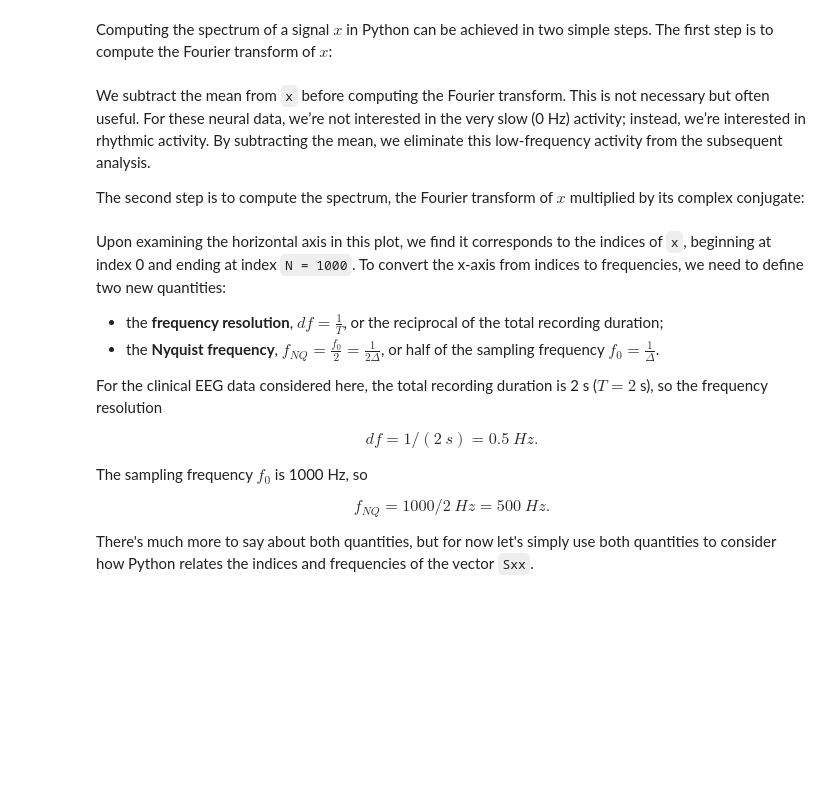
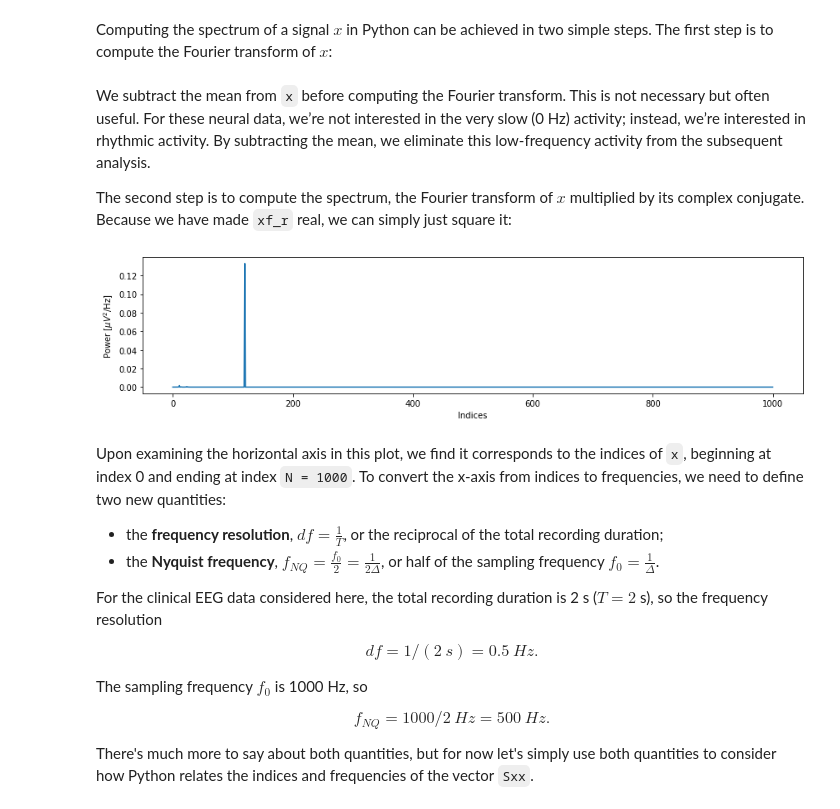
Before and after one commit to jaib1/Case-Studies-Python, a Jupyter notebook: content/03/the-power-spectrum-part-1.ipynb, the cells around one changed output. Cells and saved outputs as stored; diff of their text form; code cells hidden in the pictures; blank space fills up the shorter version.

```diff
--- a/content/03/the-power-spectrum-part-1.ipynb
+++ b/content/03/the-power-spectrum-part-1.ipynb
@@ -610,17 +626,22 @@ YouTubeVideo('noCOC69jvh8')
 # %% [markdown]
 Computing the spectrum of a signal $x$ in Python can be achieved in two simple steps. The first step is to compute the Fourier transform of $x$:
-# %%
-x = EEG
-xf = rfft(x - x.mean()).real
+# %%
+# We can use `rfft` since we know we have a real signal. Then, use
+# `.real` to ignore the imaginary terms, since we know they'd cancel
+# out with their complex conjugates (if we had done `fft`)
+xf_r = rfft(x - x.mean()).real
 # %% [markdown]
 We subtract the mean from `x` before computing the Fourier transform. This is not necessary but often useful. For these neural data, we’re not interested in the very slow (0 Hz) activity; instead, we’re interested in rhythmic activity. By subtracting the mean, we eliminate this low-frequency activity from the subsequent analysis.
 
-The second step is to compute the spectrum, the Fourier transform of $x$ multiplied by its complex conjugate:<a id="fig:3.10"></a>
+The second step is to compute the spectrum, the Fourier transform of $x$ multiplied by its complex conjugate. Because we have made `xf_r` real, we can simply just square it: <a id="fig:3.10"></a>
 # %%
-Sxx = 2 * dt ** 2 / T * xf * xf.conj()
-plot(Sxx)
-xlabel('Indices')
-ylabel('Power [$\mu V^2$/Hz]');
+Sxx_r = (2*dt**2/T) * (xf_r**2)
+fig9, ax9 = plt.subplots()
+ax9.plot(Sxx_r)
+ax9.set_xlabel('Indices')
+ax9.set_ylabel('Power [$\mu V^2$/Hz]');
+# %% [output]
+[figure, added]
 # %% [markdown]
 Upon examining the horizontal axis in this plot, we find it corresponds to the indices of `x`, beginning at index 0 and ending at index `N = 1000`. To convert the x-axis from indices to frequencies, we need to define two new quantities:
 
```
Also changed, not shown: parts of 5 cells of this notebook.
